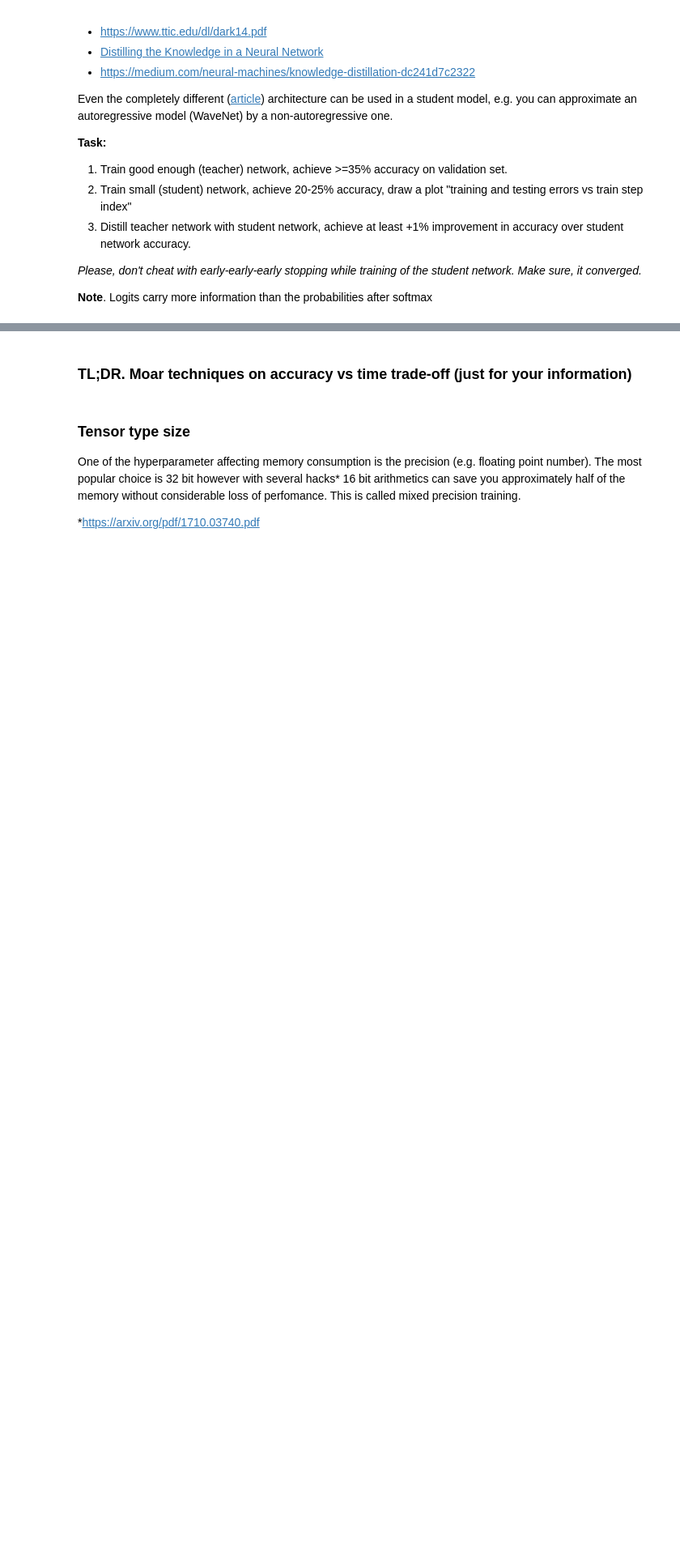
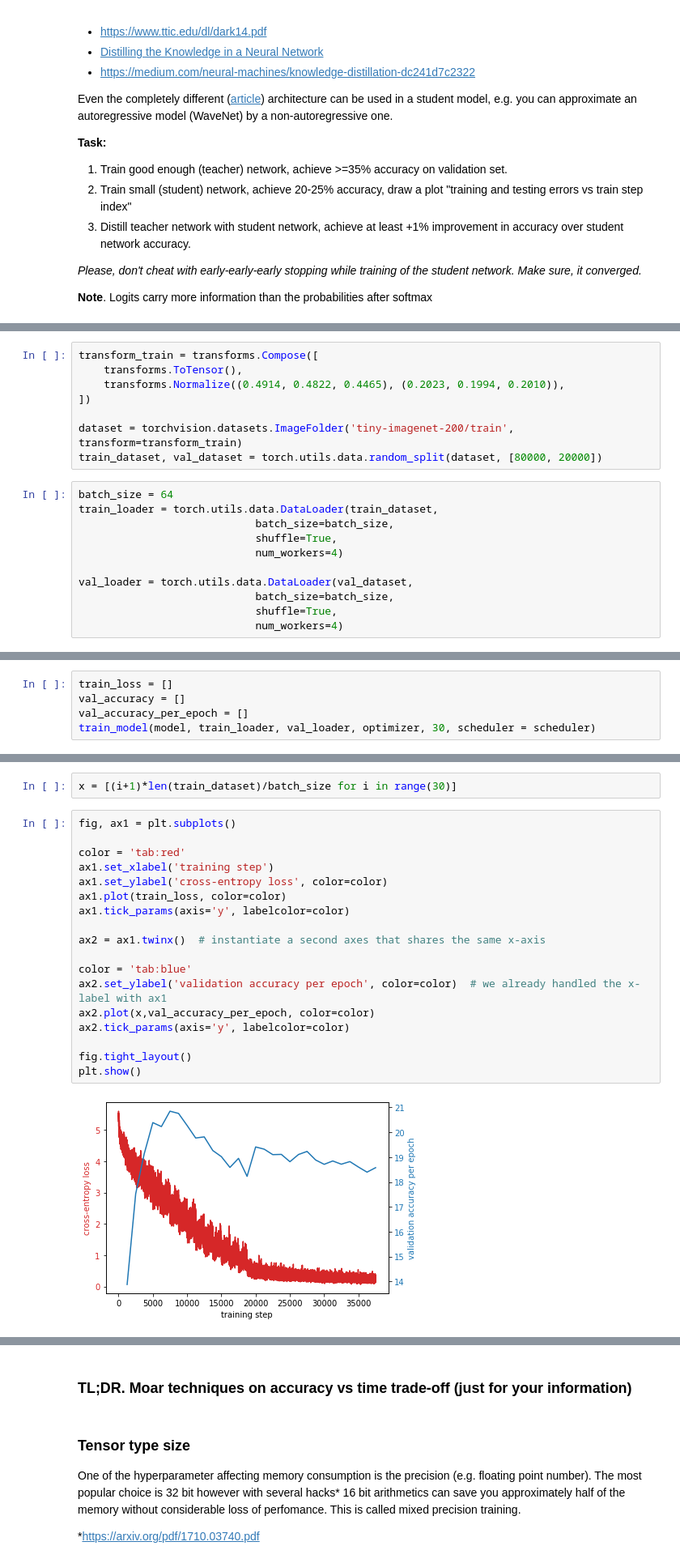
Before and after one commit to olegpolivin/Practical_DL, a Jupyter notebook: homework02/homework_advanced.ipynb, the cells around one changed output, grey strips where cells are left out. Shown at 81% size. Cells and saved outputs as stored; diff of their text form; blank space fills up the shorter version.

```diff
--- a/homework02/homework_advanced.ipynb
+++ b/homework02/homework_advanced.ipynb
@@ -143,0 +358,19 @@ _Please, don't cheat with early-early-early stopping while training of the stude
+# %%
+transform_train = transforms.Compose([
+    transforms.ToTensor(),
+    transforms.Normalize((0.4914, 0.4822, 0.4465), (0.2023, 0.1994, 0.2010)),
+])
+
+dataset = torchvision.datasets.ImageFolder('tiny-imagenet-200/train', transform=transform_train)
+train_dataset, val_dataset = torch.utils.data.random_split(dataset, [80000, 20000])
+# %%
+batch_size = 64
+train_loader = torch.utils.data.DataLoader(train_dataset,
+                            batch_size=batch_size,
+                            shuffle=True,
+                            num_workers=4)
+
+val_loader = torch.utils.data.DataLoader(val_dataset,
+                            batch_size=batch_size,
+                            shuffle=True,
+                            num_workers=4)
@@ -143,0 +457,5 @@ _Please, don't cheat with early-early-early stopping while training of the stude
+# %%
+train_loss = []
+val_accuracy = []
+val_accuracy_per_epoch = []
+train_model(model, train_loader, val_loader, optimizer, 30, scheduler = scheduler)
@@ -143,0 +482,22 @@ _Please, don't cheat with early-early-early stopping while training of the stude
+# %%
+x = [(i+1)*len(train_dataset)/batch_size for i in range(30)]
+# %%
+fig, ax1 = plt.subplots()
+
+color = 'tab:red'
+ax1.set_xlabel('training step')
+ax1.set_ylabel('cross-entropy loss', color=color)
+ax1.plot(train_loss, color=color)
+ax1.tick_params(axis='y', labelcolor=color)
+
+ax2 = ax1.twinx()  # instantiate a second axes that shares the same x-axis
+
+color = 'tab:blue'
+ax2.set_ylabel('validation accuracy per epoch', color=color)  # we already handled the x-label with ax1
+ax2.plot(x,val_accuracy_per_epoch, color=color)
+ax2.tick_params(axis='y', labelcolor=color)
+
+fig.tight_layout()
+plt.show()
+# %% [output]
+[figure, added]
```
Also changed, not shown: parts of 38 cells of this notebook, 2 other files.
